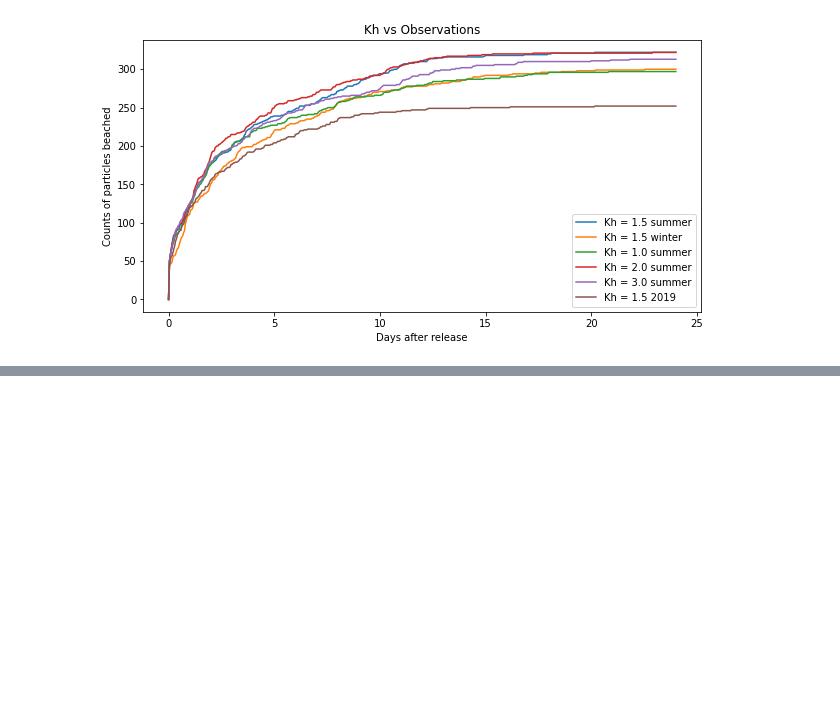
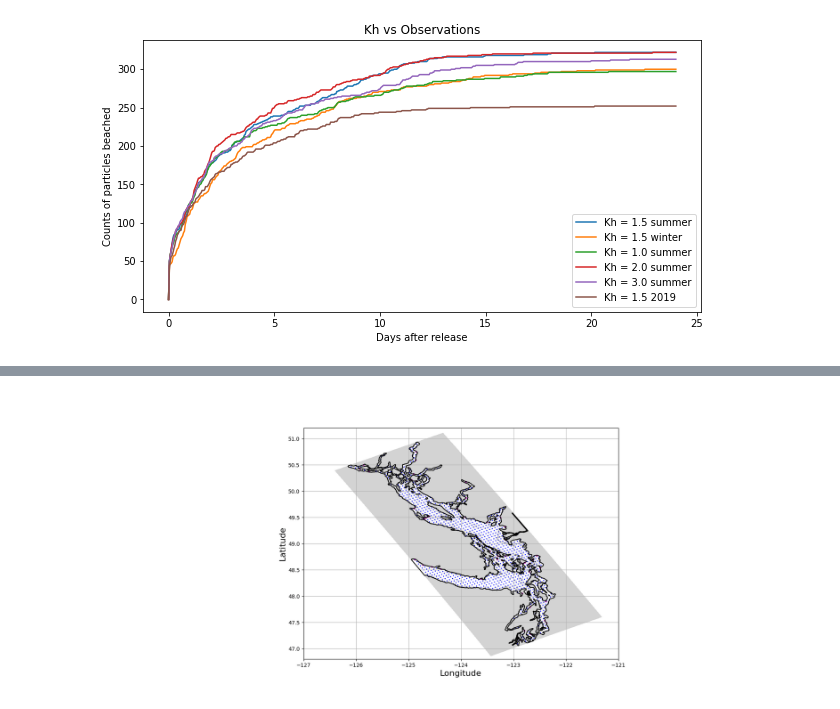
Before and after one commit to SalishSeaCast/analysis-jose, a Jupyter notebook: notebooks/parcels/Remote/Fibres/check_beach.ipynb, the cells around one changed output, grey strips where cells are left out. Cells and saved outputs as stored; diff of their text form; code cells hidden in the pictures; blank space fills up the shorter version.

```diff
--- a/notebooks/parcels/Remote/Fibres/check_beach.ipynb
+++ b/notebooks/parcels/Remote/Fibres/check_beach.ipynb
@@ -478,3 +523,5 @@ Text(0.5, 1.0, 'Kh vs Observations')
 # %%
-# with open(f,'rb') as anim:
-#      display(Image(anim.read()))
+with open(f,'rb') as anim:
+     display(Image(anim.read()))
+# %% [output]
+[figure, added]
```
Also changed, not shown: parts of 8 cells of this notebook, 2 other files.
